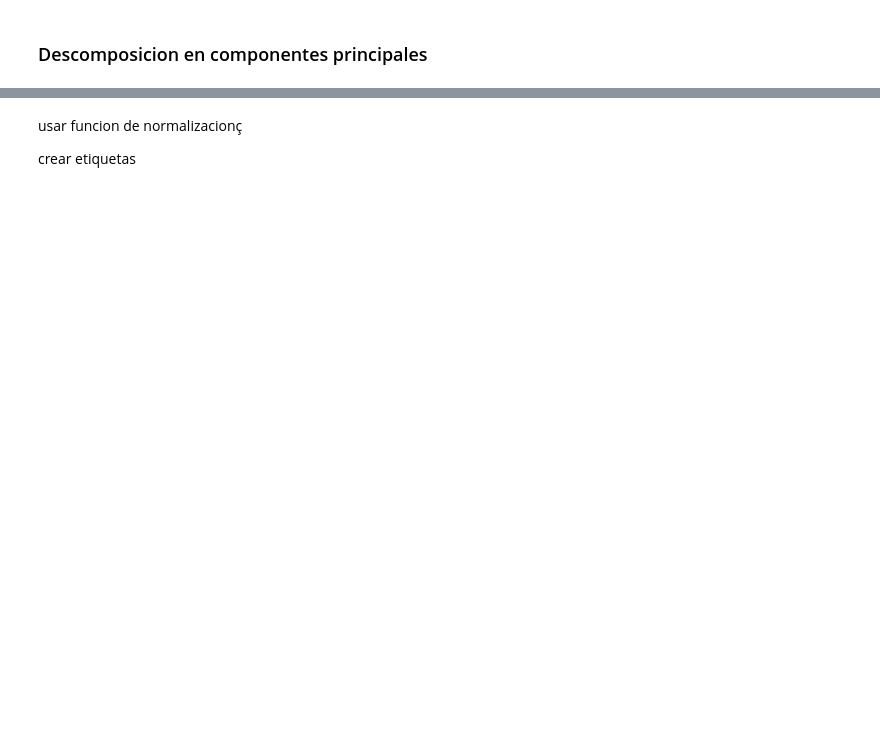
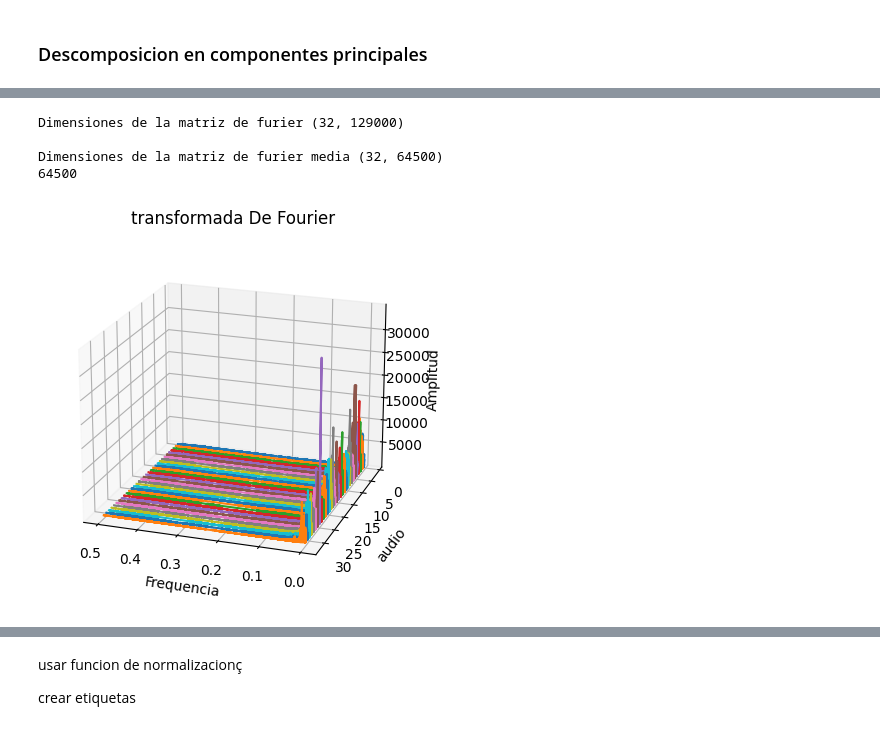
Before and after one commit to m16u3lll/ML, a Jupyter notebook: audiosv1.ipynb, the cells around one changed output, grey strips where cells are left out. Drawn from its saved outputs; the diff is of its cells as text; code cells hidden in the pictures; blank space fills up the shorter version.

```diff
--- a/audiosv1.ipynb
+++ b/audiosv1.ipynb
@@ -175,0 +234,43 @@ No artists with labels found to put in legend.  Note that artists whose label st
+# %%
+fftm=np.stack( FuTr, axis=0 )
+print(f'\nDimensiones de la matriz de furier {fftm.shape}')
+n = fftm.shape[1]
+
+fftm=fftm[:,:n//2]
+print(f'\nDimensiones de la matriz de furier media {fftm.shape}')
+
+n =len(freq)//2
+freqa=freq[:n]
+
+
+plane=[]
+for m in range(len(fftm)):
+    aux=[]
+    for i in range(len(fftm[0])):
+        aux.append(m+1)
+
+    plane.append(aux)
+
+print(len(freqa))
+
+fig = plt.figure()
+ax = fig.add_subplot(111, projection='3d',title='transformada De Fourier')
+
+
+for j in range(len(Nmatrix)):
+    ax.plot(freqa,plane[j],fftm[j])
+
+# Set the labels and title of the plot
+ax.set_xlabel("Frequencia")
+ax.set_ylabel("audio")
+ax.set_zlabel("Amplitud")
+
+ax.view_init(20,109 )
+
+plt.show()
+# %% [output]
+Dimensiones de la matriz de furier (32, 129000)
+
+Dimensiones de la matriz de furier media (32, 64500)
+64500
+[figure, added]
```
Also changed, not shown: parts of 15 cells of this notebook.
